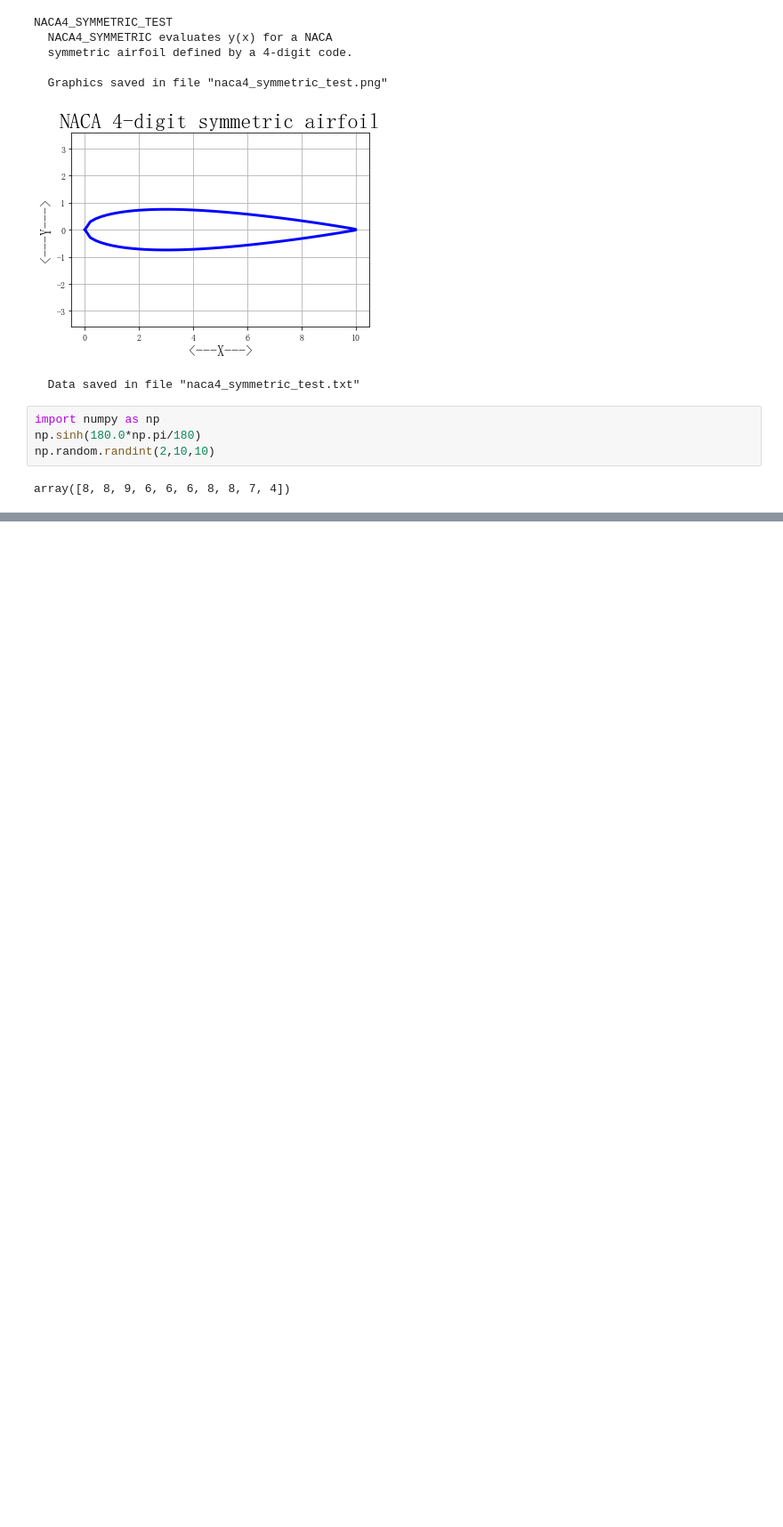
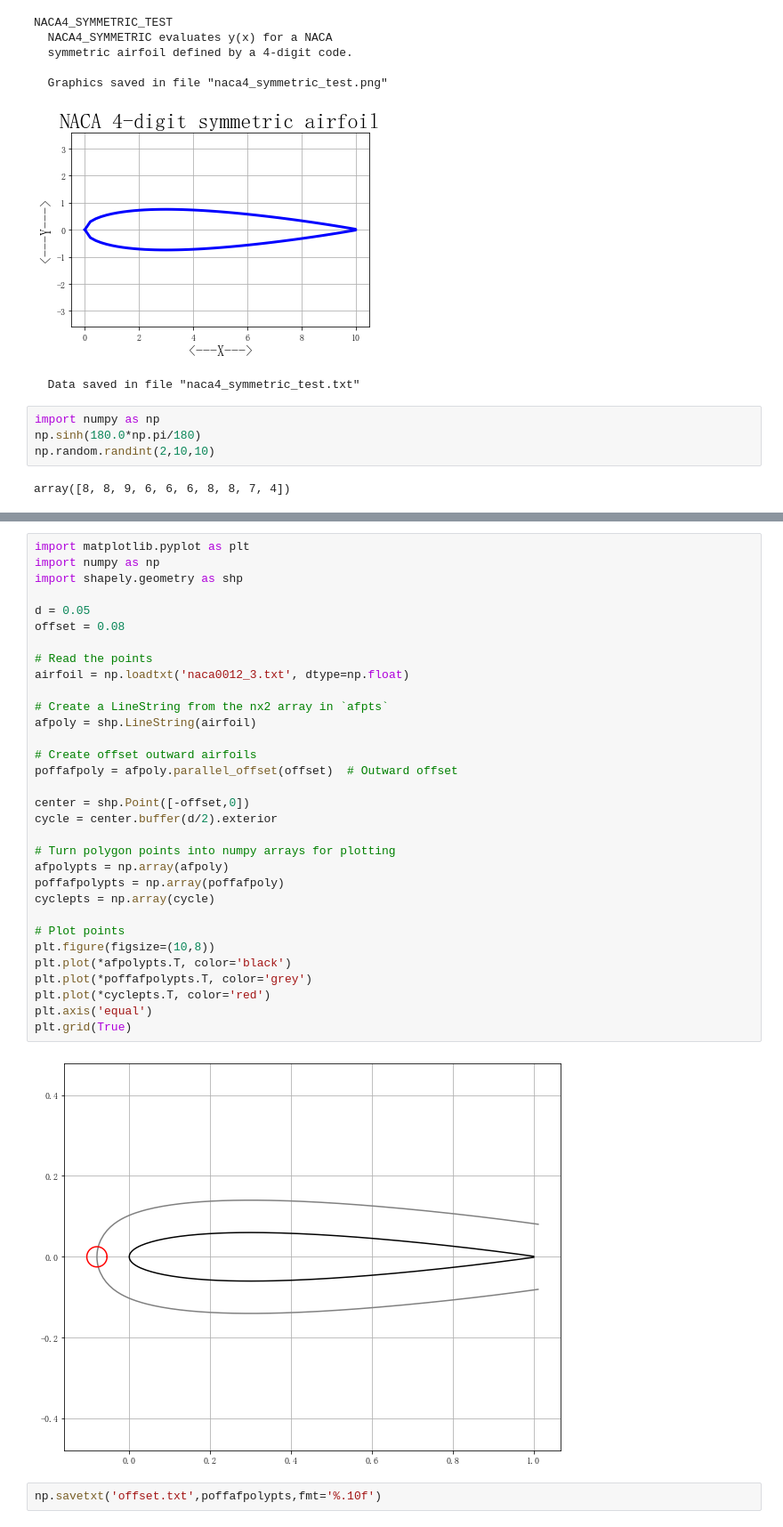
Before and after one commit to szj818/MyAcademicProject, a Jupyter notebook: 2dviv/airfoil/naca.ipynb, the cells around one changed output, grey strips where cells are left out. Shown: that part at 89% size. Drawn from its saved outputs; the diff is of its cells as text; blank space fills up the shorter version.

```diff
--- a/2dviv/airfoil/naca.ipynb
+++ b/2dviv/airfoil/naca.ipynb
@@ -196,0 +257,36 @@ array([0., 0., 0., 0., 0.])
+# %%
+import matplotlib.pyplot as plt
+import numpy as np
+import shapely.geometry as shp
+
+d = 0.05
+offset = 0.08
+
+# Read the points
+airfoil = np.loadtxt('naca0012_3.txt', dtype=np.float)
+
+# Create a LineString from the nx2 array in `afpts`
+afpoly = shp.LineString(airfoil)
+
+# Create offset outward airfoils
+poffafpoly = afpoly.parallel_offset(offset)  # Outward offset
+
+center = shp.Point([-offset,0])
+cycle = center.buffer(d/2).exterior
+
+# Turn polygon points into numpy arrays for plotting
+afpolypts = np.array(afpoly)
+poffafpolypts = np.array(poffafpoly)
+cyclepts = np.array(cycle)
+
+# Plot points
+plt.figure(figsize=(10,8))
+plt.plot(*afpolypts.T, color='black')
+plt.plot(*poffafpolypts.T, color='grey')
+plt.plot(*cyclepts.T, color='red')
+plt.axis('equal')
+plt.grid(True)
+# %% [output]
+[figure, added]
+# %%
+np.savetxt('offset.txt',poffafpolypts,fmt='%.10f')
```
Also changed, not shown: parts of 4 cells of this notebook, 4 other files.
